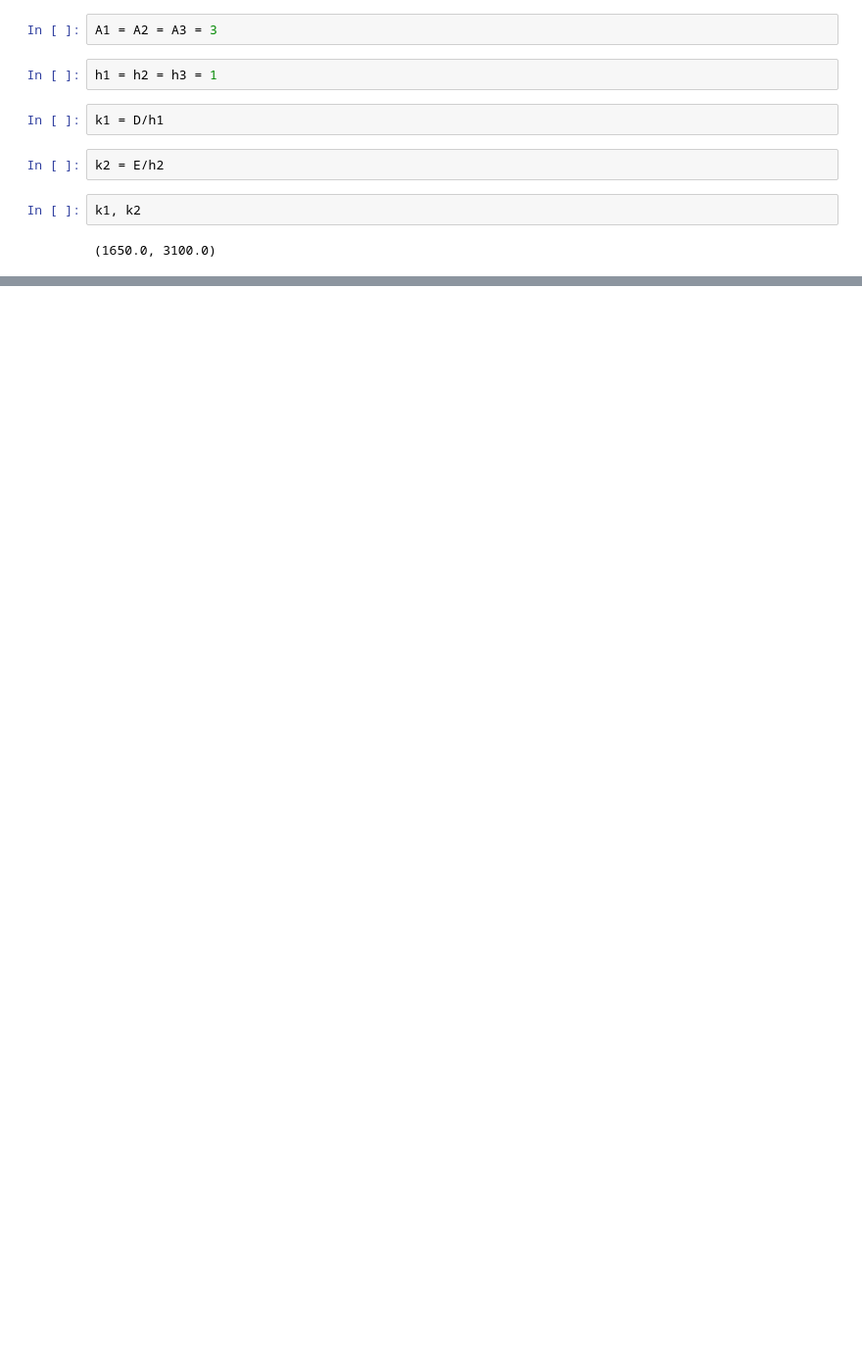
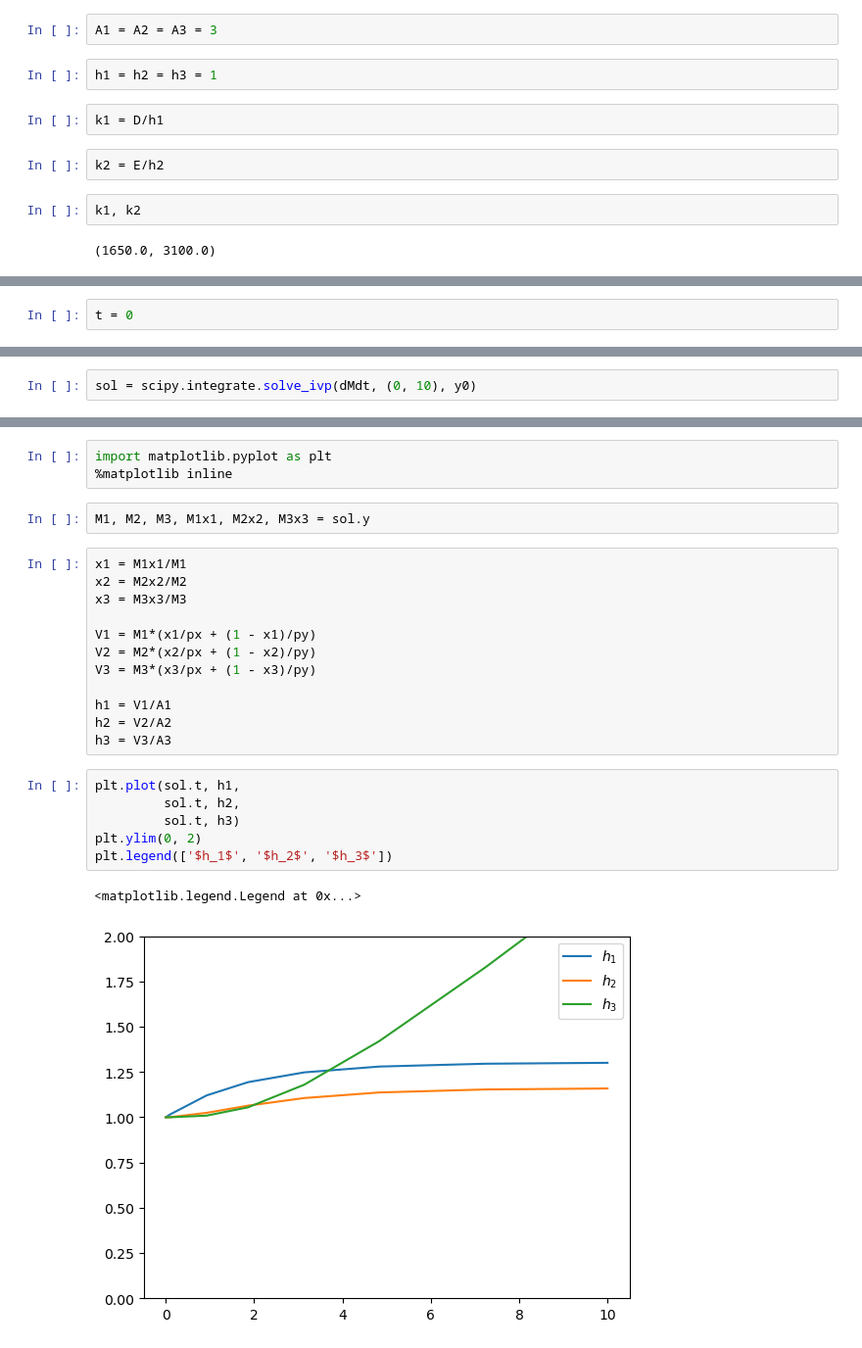
Before and after one commit to williebonavente/CodeTest, a Jupyter notebook: sympy/algebra/notebook9.ipynb, the cells around one changed output, grey strips where cells are left out. Shown at 98% size. Saved outputs shown, nothing was run; the diff lists cells and outputs as text; blank space fills up the shorter version.

```diff
--- a/sympy/algebra/notebook9.ipynb
+++ b/sympy/algebra/notebook9.ipynb
@@ -81,0 +99,2 @@ k1, k2
+# %%
+t = 0
@@ -81,0 +145,2 @@ k1, k2
+# %%
+sol = scipy.integrate.solve_ivp(dMdt, (0, 10), y0)
@@ -81,0 +167,26 @@ k1, k2
+# %%
+import matplotlib.pyplot as plt
+%matplotlib inline
+# %%
+M1, M2, M3, M1x1, M2x2, M3x3 = sol.y
+# %%
+x1 = M1x1/M1
+x2 = M2x2/M2
+x3 = M3x3/M3
+
+V1 = M1*(x1/px + (1 - x1)/py)
+V2 = M2*(x2/px + (1 - x2)/py)
+V3 = M3*(x3/px + (1 - x3)/py)
+
+h1 = V1/A1
+h2 = V2/A2
+h3 = V3/A3
+# %%
+plt.plot(sol.t, h1,
+         sol.t, h2,
+         sol.t, h3)
+plt.ylim(0, 2)
+plt.legend(['$h_1$', '$h_2$', '$h_3$'])
+# %% [output]
+<matplotlib.legend.Legend at 0x...>
+[figure, added]
```
Also changed, not shown: parts of 9 cells of this notebook.
